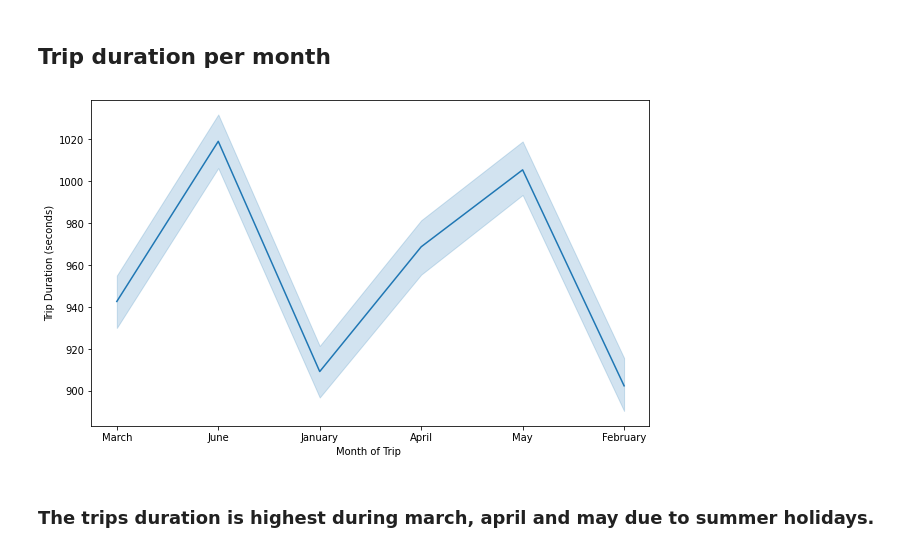
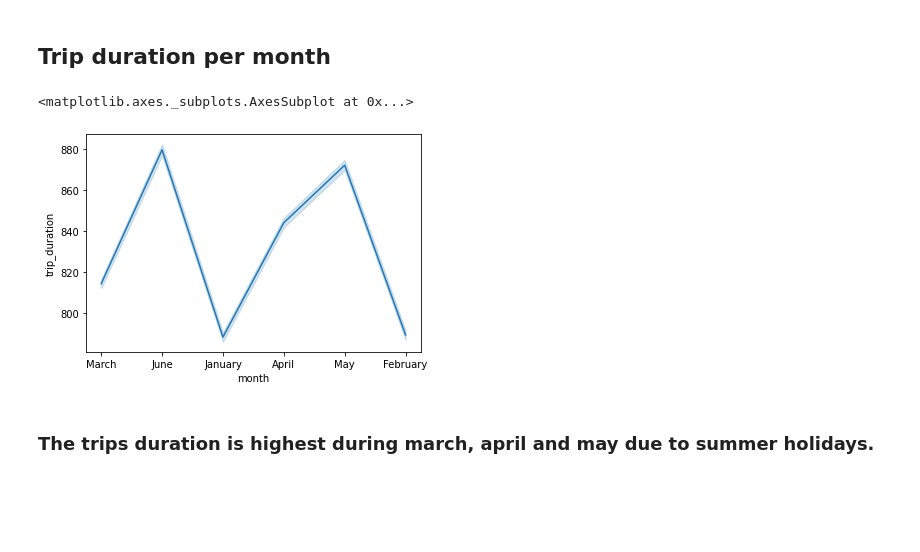
Before and after one commit to Ajay0110/NYC-Taxi-Trip-Time-Prediction, a Jupyter notebook: NYC_Taxi_Trip_Time_Prediction_Capstone_Project.ipynb, the cells around one changed output. Drawn from its saved outputs; the diff is of its cells as text; code cells hidden in the pictures; blank space fills up the shorter version.

```diff
--- a/NYC_Taxi_Trip_Time_Prediction_Capstone_Project.ipynb
+++ b/NYC_Taxi_Trip_Time_Prediction_Capstone_Project.ipynb
@@ -340,6 +348,6 @@ plt.show()
 # %%
 # Now to remove outliers i.e, trips with duration more than 86402 seconds and less than 60 seconds
-taxi_df = taxi_df[taxi_df.trip_duration <= 86402]
+taxi_df = taxi_df[taxi_df.trip_duration <= 4500]
 taxi_df = taxi_df[taxi_df.trip_duration >= 60]
 # %%
 taxi_df.shape
@@ -554,13 +571,10 @@ On thursdays the duration in maximum and on mondays the duration is minimum.
 ## Trip duration per month
 # %%
 # Line plot for analyzing month and trip duration
-plt.figure(figsize = (10,6))
-sns.lineplot(x='month',y='trip_duration', data=taxi_df)
-plt.ylabel('Trip Duration (seconds)')
-plt.xlabel('Month of Trip ')
-plt.show()
+sns.lineplot(x="month", y='trip_duration', data=taxi_df)
 # %% [output]
+<matplotlib.axes._subplots.AxesSubplot at 0x...>
-[figure, old version]
+[figure, new version]
 # %% [markdown]
 ### The trips duration is highest during march, april and may due to summer holidays.
 # %% [markdown]
```
Also changed, not shown: parts of 80 cells of this notebook.
